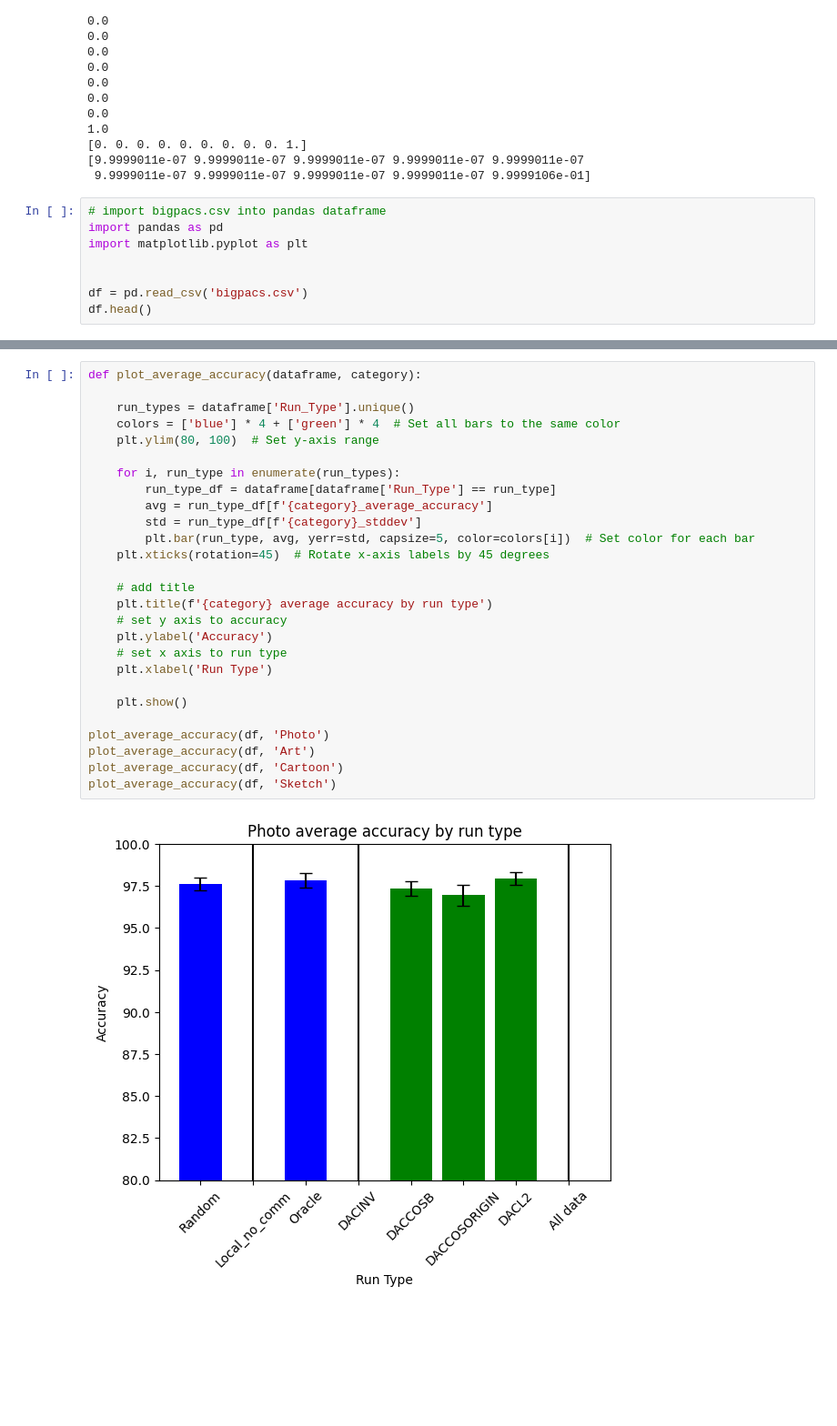
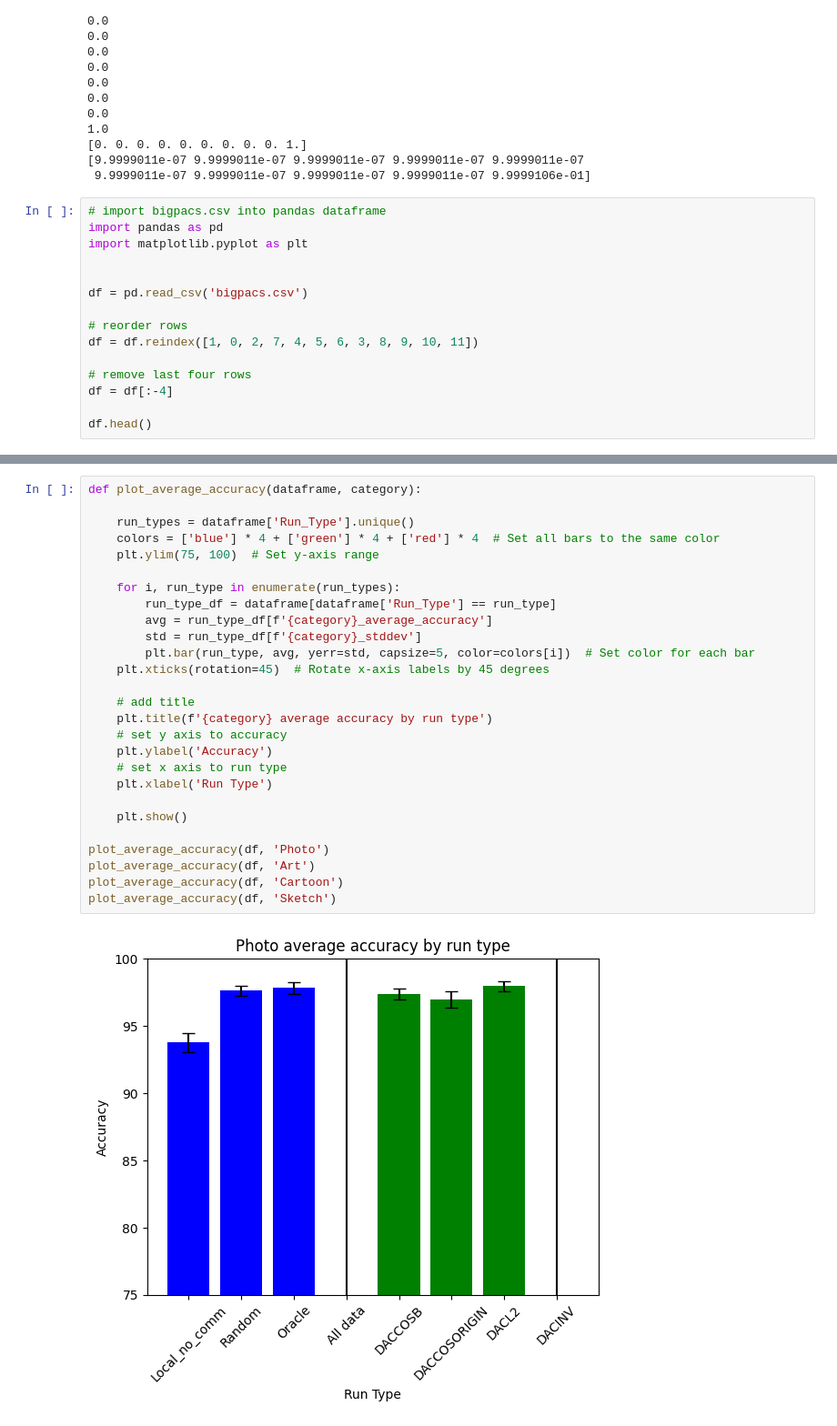
Before and after one commit to tomhagander/decentralized_deep_learning, a Jupyter notebook: playaround.ipynb, the cells around one changed output, grey strips where cells are left out. Shown at 91% size. Drawn from its saved outputs; the diff is of its cells as text; blank space fills up the shorter version.

```diff
--- a/playaround.ipynb
+++ b/playaround.ipynb
@@ -219,6 +219,13 @@ import matplotlib.pyplot as plt
 
 
 df = pd.read_csv('bigpacs.csv')
+
+# reorder rows
+df = df.reindex([1, 0, 2, 7, 4, 5, 6, 3, 8, 9, 10, 11])
+
+# remove last four rows
+df = df[:-4]
+
 df.head()
 # %% [output]
 |  | Run_Type | Photo_average_accuracy | Photo_stddev | Art_average_accuracy | Art_stddev | Cartoon_average_accuracy | ... |
@@ -230,29 +237,29 @@ df.head()
 # %%
 def plot_average_accuracy(dataframe, category):
 
     run_types = dataframe['Run_Type'].unique()
-    colors = ['blue'] * 4 + ['green'] * 4  # Set all bars to the same color
-    plt.ylim(80, 100)  # Set y-axis range
+    colors = ['blue'] * 4 + ['green'] * 4 + ['red'] * 4  # Set all bars to the same color
+    plt.ylim(75, 100)  # Set y-axis range
 
     for i, run_type in enumerate(run_types):
         run_type_df = dataframe[dataframe['Run_Type'] == run_type]
         avg = run_type_df[f'{category}_average_accuracy']
         std = run_type_df[f'{category}_stddev']
         plt.bar(run_type, avg, yerr=std, capsize=5, color=colors[i])  # Set color for each bar
     plt.xticks(rotation=45)  # Rotate x-axis labels by 45 degrees
 
     # add title
     plt.title(f'{category} average accuracy by run type')
     # set y axis to accuracy
     plt.ylabel('Accuracy')
     # set x axis to run type
     plt.xlabel('Run Type')
 
     plt.show()
 
 plot_average_accuracy(df, 'Photo')
 plot_average_accuracy(df, 'Art')
 plot_average_accuracy(df, 'Cartoon')
 plot_average_accuracy(df, 'Sketch')
 # %% [output]
-[figure, old version]
+[figure, new version]
```
Also changed, not shown: parts of 4 cells of this notebook, 3 other files.
